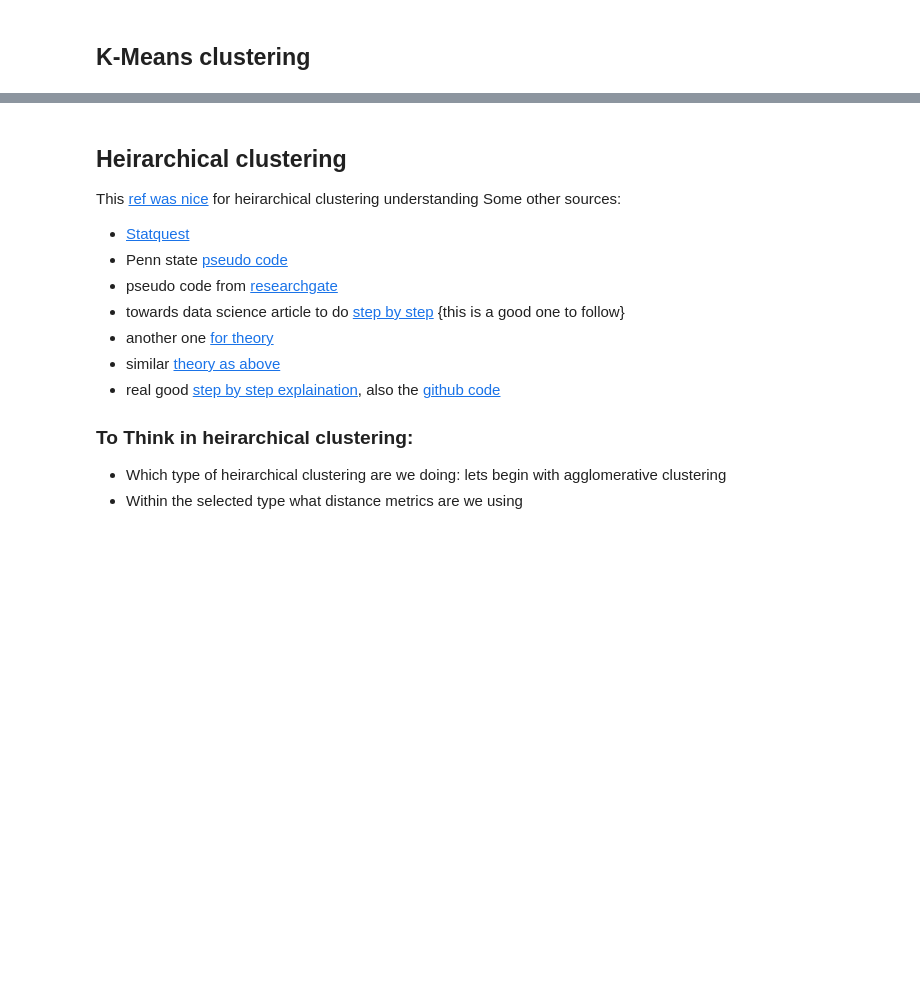
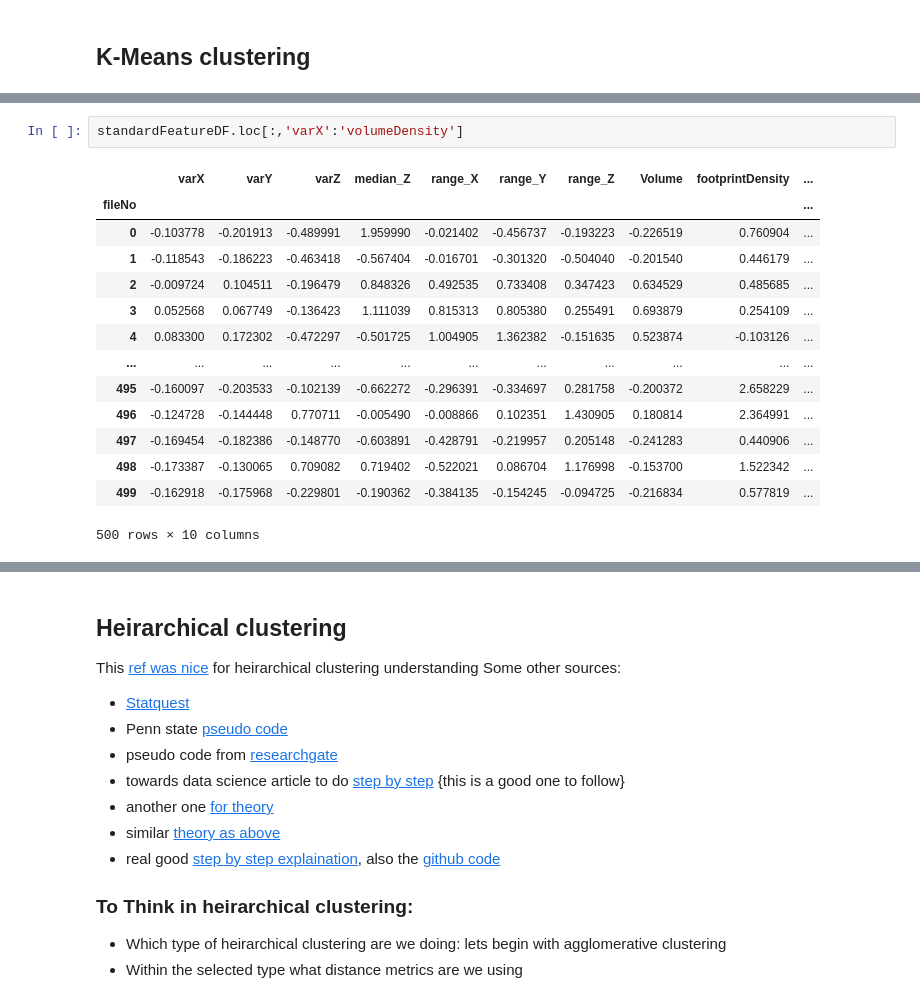
Before and after one commit to pratyush1611/GEO5017_Assignments, a Jupyter notebook: asg01.ipynb, the cells around one changed output, grey strips where cells are left out. Saved outputs shown, nothing was run; the diff lists cells and outputs as text; blank space fills up the shorter version.

```diff
--- a/asg01.ipynb
+++ b/asg01.ipynb
@@ -241,0 +190,17 @@ kmeans_cluster_list = kmeans(featureDF,5)
+# %%
+standardFeatureDF.loc[:,'varX':'volumeDensity']
+# %% [output]
+|  | varX | varY | varZ | median_Z | range_X | range_Y | range_Z | Volume | footprintDensity | ... |
+| fileNo |  |  |  |  |  |  |  |  |  | ... |
+| 0 | -0.103778 | -0.201913 | -0.489991 | 1.959990 | -0.021402 | -0.456737 | -0.193223 | -0.226519 | 0.760904 | ... |
+| 1 | -0.118543 | -0.186223 | -0.463418 | -0.567404 | -0.016701 | -0.301320 | -0.504040 | -0.201540 | 0.446179 | ... |
+| 2 | -0.009724 | 0.104511 | -0.196479 | 0.848326 | 0.492535 | 0.733408 | 0.347423 | 0.634529 | 0.485685 | ... |
+| 3 | 0.052568 | 0.067749 | -0.136423 | 1.111039 | 0.815313 | 0.805380 | 0.255491 | 0.693879 | 0.254109 | ... |
+| 4 | 0.083300 | 0.172302 | -0.472297 | -0.501725 | 1.004905 | 1.362382 | -0.151635 | 0.523874 | -0.103126 | ... |
+| ... | ... | ... | ... | ... | ... | ... | ... | ... | ... | ... |
+| 495 | -0.160097 | -0.203533 | -0.102139 | -0.662272 | -0.296391 | -0.334697 | 0.281758 | -0.200372 | 2.658229 | ... |
+| 496 | -0.124728 | -0.144448 | 0.770711 | -0.005490 | -0.008866 | 0.102351 | 1.430905 | 0.180814 | 2.364991 | ... |
+| 497 | -0.169454 | -0.182386 | -0.148770 | -0.603891 | -0.428791 | -0.219957 | 0.205148 | -0.241283 | 0.440906 | ... |
+| 498 | -0.173387 | -0.130065 | 0.709082 | 0.719402 | -0.522021 | 0.086704 | 1.176998 | -0.153700 | 1.522342 | ... |
+| 499 | -0.162918 | -0.175968 | -0.229801 | -0.190362 | -0.384135 | -0.154245 | -0.094725 | -0.216834 | 0.577819 | ... |
+500 rows × 10 columns
```
Also changed, not shown: parts of 6 cells of this notebook.
